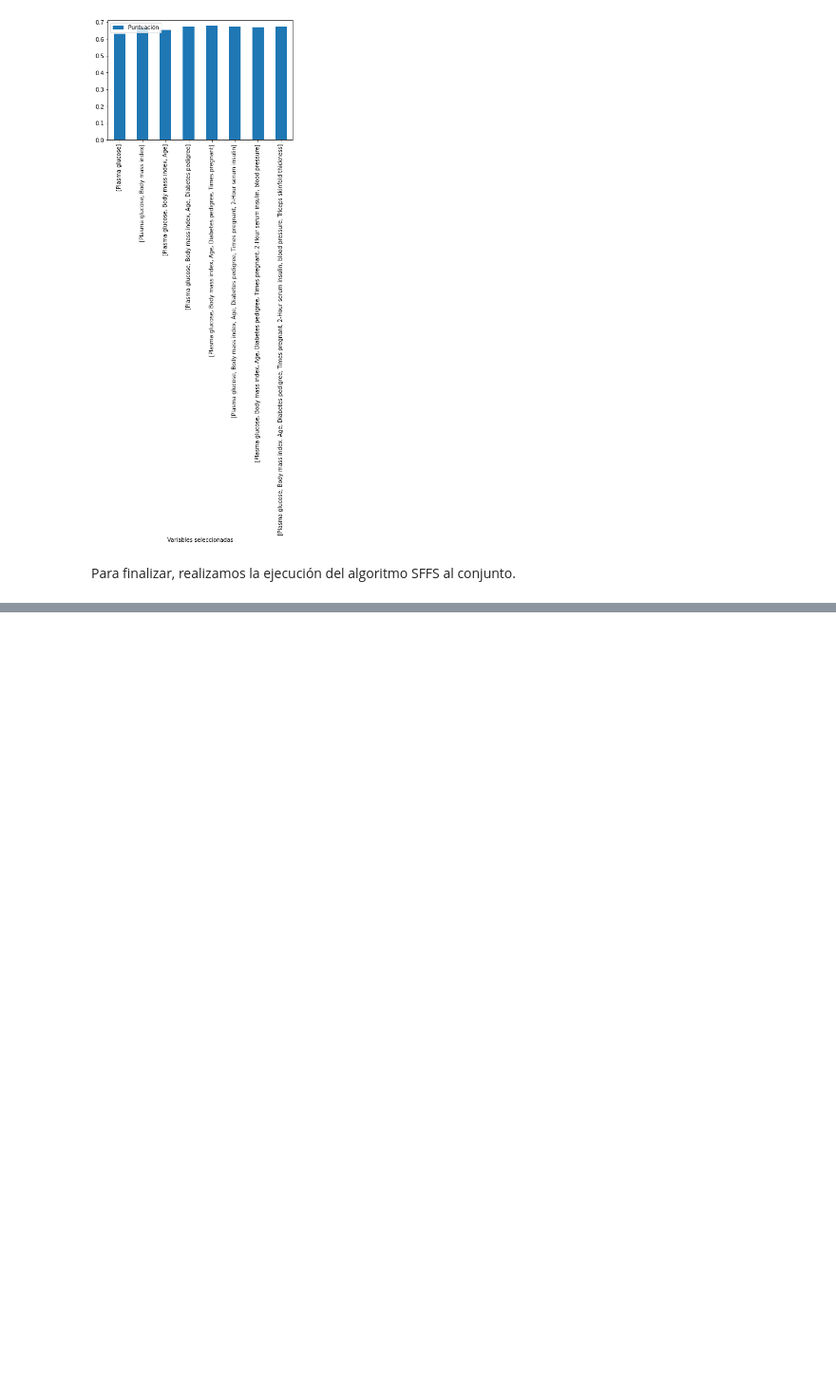
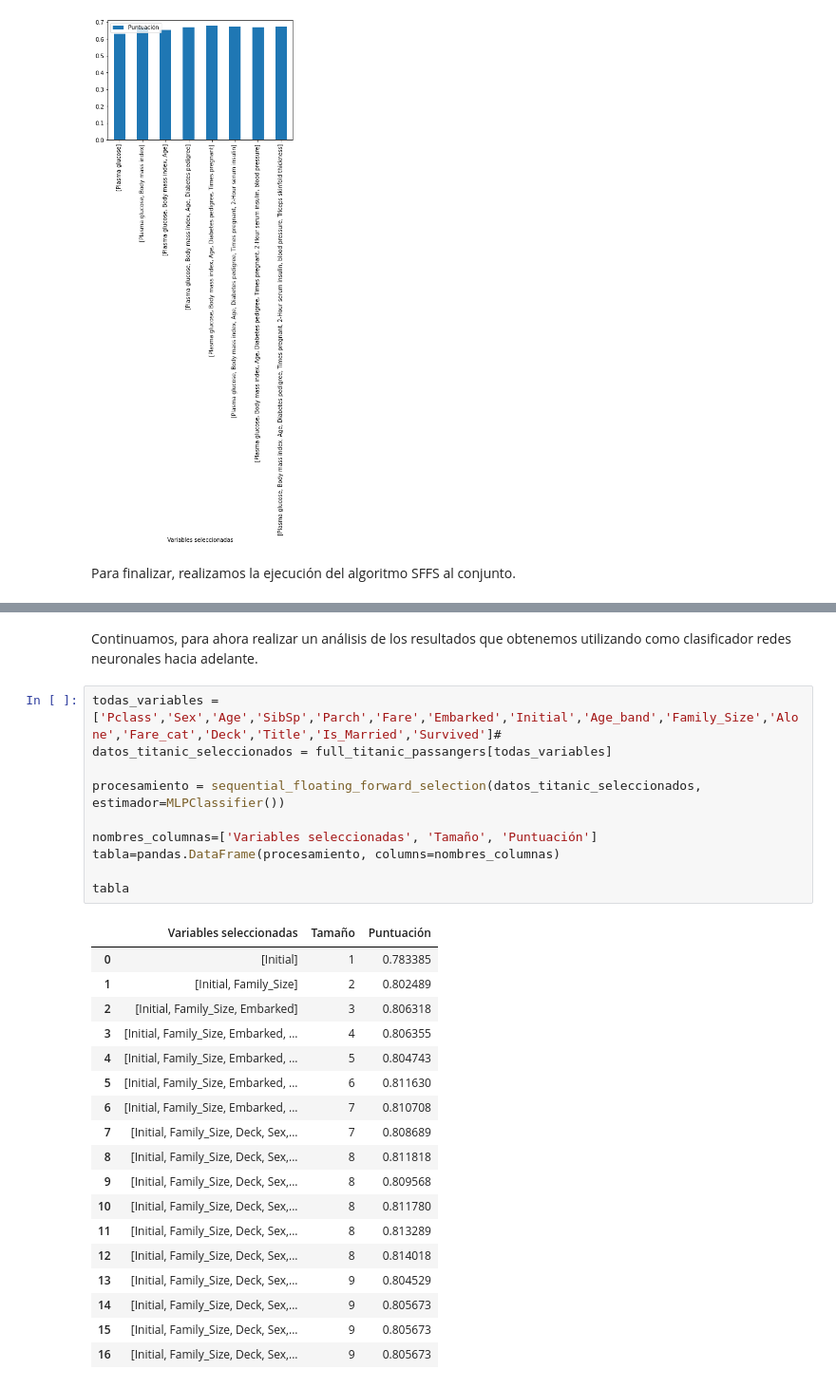
Before and after one commit to edubotdom/feature-selection, a Jupyter notebook: Selección de características.ipynb, the cells around one changed output, grey strips where cells are left out. Shown at 95% size. Drawn from its saved outputs; the diff is of its cells as text; blank space fills up the shorter version.

```diff
--- a/Selección de características.ipynb
+++ b/Selección de características.ipynb
@@ -978,0 +1058,31 @@ tabla.plot(kind='bar',x='Variables seleccionadas',y='Puntuación')
+# %% [markdown]
+Continuamos, para ahora realizar un análisis de los resultados que obtenemos utilizando como clasificador redes neuronales hacia adelante.
+# %%
+todas_variables = ['Pclass','Sex','Age','SibSp','Parch','Fare','Embarked','Initial','Age_band','Family_Size','Alone','Fare_cat','Deck','Title','Is_Married','Survived']#
+datos_titanic_seleccionados = full_titanic_passangers[todas_variables]
+
+procesamiento = sequential_floating_forward_selection(datos_titanic_seleccionados, estimador=MLPClassifier())
+
+nombres_columnas=['Variables seleccionadas', 'Tamaño', 'Puntuación']
+tabla=pandas.DataFrame(procesamiento, columns=nombres_columnas)
+
+tabla
+# %% [output]
+|  | Variables seleccionadas | Tamaño | Puntuación |
+| 0 | [Initial] | 1 | 0.783385 |
+| 1 | [Initial, Family_Size] | 2 | 0.802489 |
+| 2 | [Initial, Family_Size, Embarked] | 3 | 0.806318 |
+| 3 | [Initial, Family_Size, Embarked, ... | 4 | 0.806355 |
+| 4 | [Initial, Family_Size, Embarked, ... | 5 | 0.804743 |
+| 5 | [Initial, Family_Size, Embarked, ... | 6 | 0.811630 |
+| 6 | [Initial, Family_Size, Embarked, ... | 7 | 0.810708 |
+| 7 | [Initial, Family_Size, Deck, Sex,... | 7 | 0.808689 |
+| 8 | [Initial, Family_Size, Deck, Sex,... | 8 | 0.811818 |
+| 9 | [Initial, Family_Size, Deck, Sex,... | 8 | 0.809568 |
+| 10 | [Initial, Family_Size, Deck, Sex,... | 8 | 0.811780 |
+| 11 | [Initial, Family_Size, Deck, Sex,... | 8 | 0.813289 |
+| 12 | [Initial, Family_Size, Deck, Sex,... | 8 | 0.814018 |
+| 13 | [Initial, Family_Size, Deck, Sex,... | 9 | 0.804529 |
+| 14 | [Initial, Family_Size, Deck, Sex,... | 9 | 0.805673 |
+| 15 | [Initial, Family_Size, Deck, Sex,... | 9 | 0.805673 |
+| 16 | [Initial, Family_Size, Deck, Sex,... | 9 | 0.805673 |
```
Also changed, not shown: parts of 41 cells of this notebook, 3 other files.
